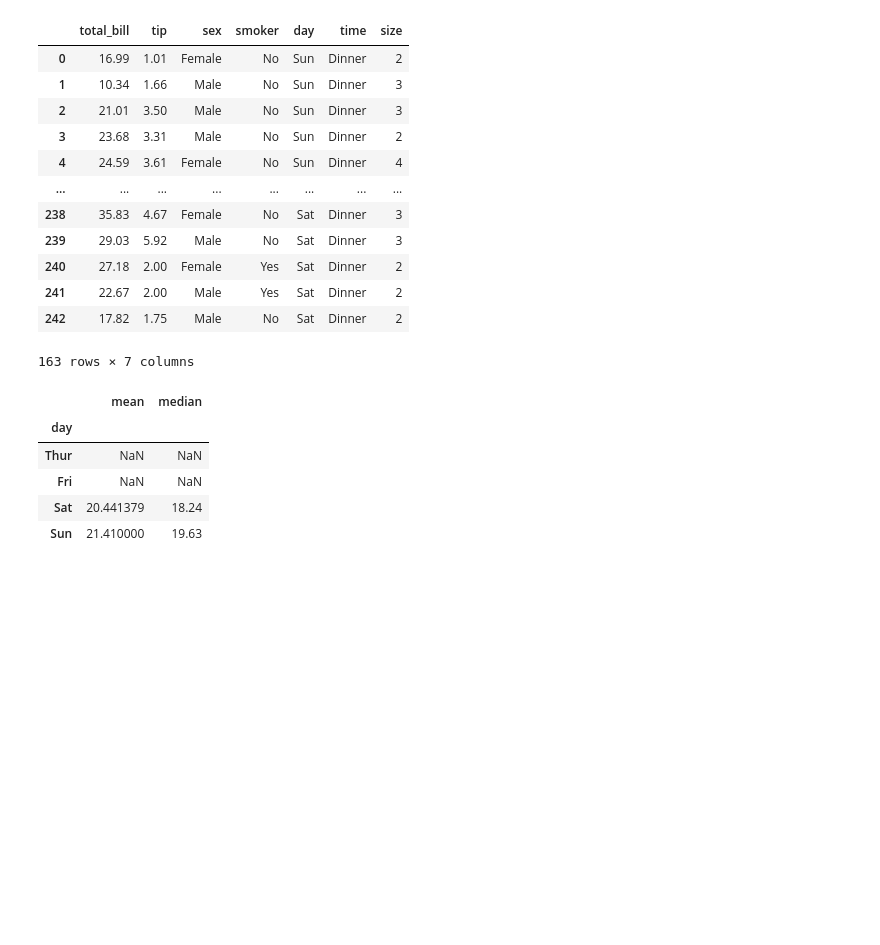
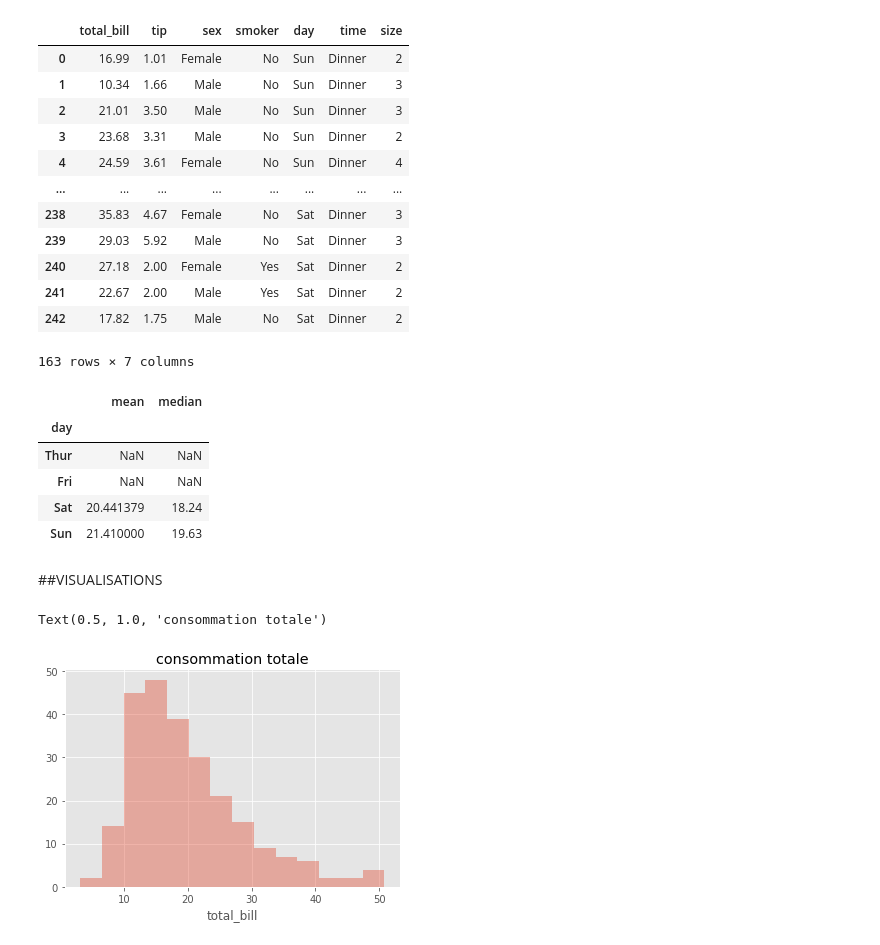
Before and after one commit to hermannkakapeu/STAT_for_ML_and_DL, a Jupyter notebook: Entrainement_1_parametres_stat_description_de_varable.ipynb, the cells around one changed output. Cells and saved outputs as stored; diff of their text form; code cells hidden in the pictures; blank space fills up the shorter version.

```diff
--- a/Entrainement_1_parametres_stat_description_de_varable.ipynb
+++ b/Entrainement_1_parametres_stat_description_de_varable.ipynb
@@ -201,3 +201,12 @@ df_week.groupby('day')['total_bill'].agg(['mean', 'median'])
 | Fri | NaN | NaN |
 | Sat | 20.441379 | 18.24 |
 | Sun | 21.410000 | 19.63 |
+# %% [markdown]
+##VISUALISATIONS
+# %%
+#histogramme de la variable indiquant la consommation tatola
+
+sns.distplot(tips_df['total_bill'], kde=False).set_title('consommation totale')
+# %% [output]
+Text(0.5, 1.0, 'consommation totale')
+[figure, added]
```
Also changed, not shown: parts of 17 cells of this notebook.
